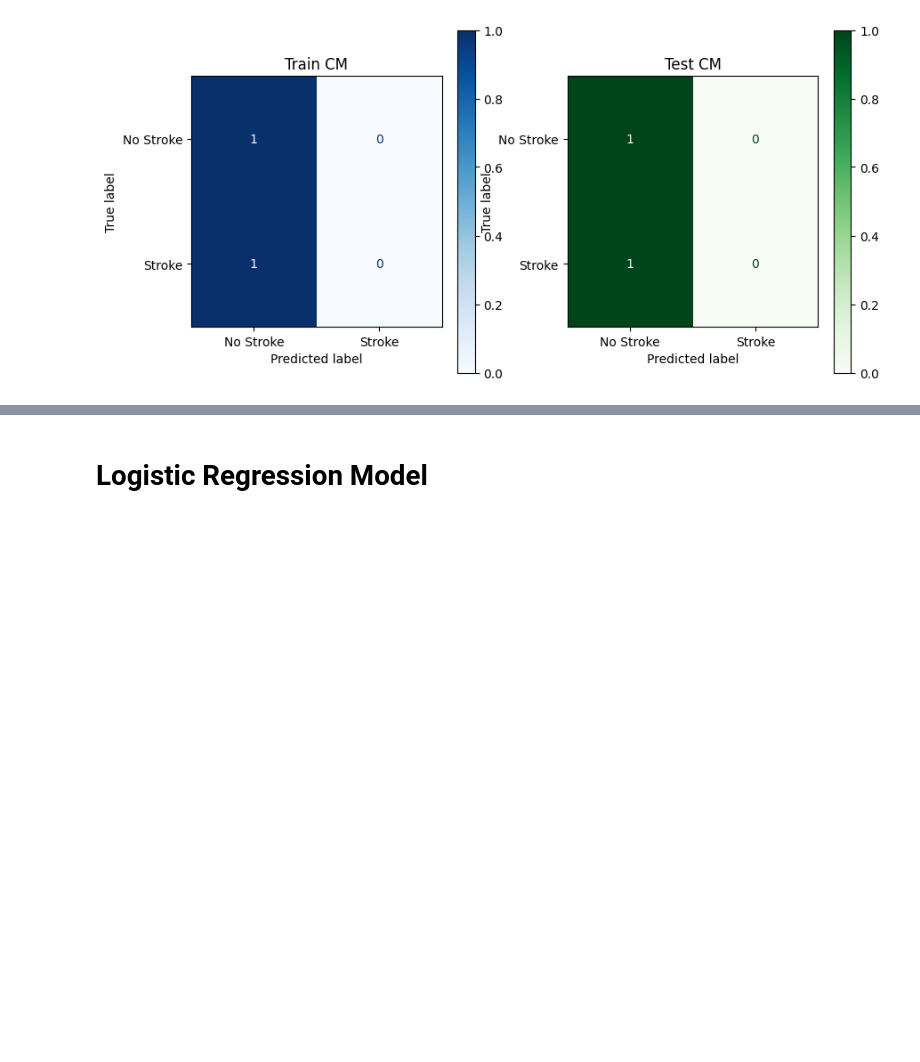
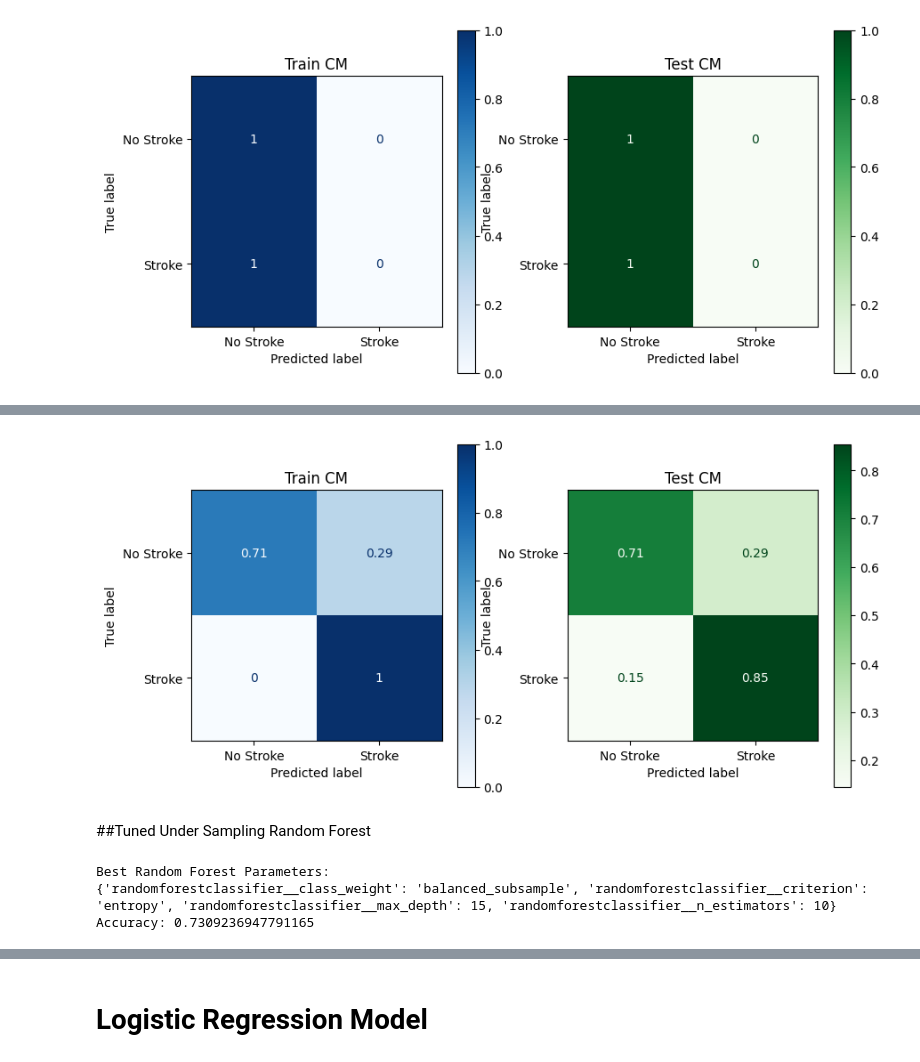
Before and after one commit to Mhoover41/Stroke-Prediction, a Jupyter notebook: Stroke_Prediction_Project_2_Melissa_Hoover.ipynb, the cells around one changed output, grey strips where cells are left out. Drawn from its saved outputs; the diff is of its cells as text; code cells hidden in the pictures; blank space fills up the shorter version.

```diff
--- a/Stroke_Prediction_Project_2_Melissa_Hoover.ipynb
+++ b/Stroke_Prediction_Project_2_Melissa_Hoover.ipynb
@@ -1799,5 +1930,10 @@ param_grid = {
+# %%
+params = {'randomforestclassifier__class_weight': [None, 'balanced', 'balanced_subsample'],
+            'randomforestclassifier__max_depth': [1, 5, 10, 15],
+            'randomforestclassifier__n_estimators': [10, 30, 50, 100],
+            'randomforestclassifier__criterion': ['gini', 'entropy', 'log_loss']}
 # %%
-rf_gs= GridSearchCV(rf_pipe, param_grid)
+rf_gs= GridSearchCV(rf_pipe, params)
 rf_gs.fit(X_train, y_train)
 # %% [output]
 GridSearchCV(estimator=Pipeline(steps=[('columntransformer',
@@ -1875,0 +2013,5 @@ axes[1].set_title('Test CM');
+# %%
+under_sampler = RandomUnderSampler()
+
+under_rf_pipe = make_sampler_pipeline(preprocessor, under_sampler, random_forest)
+under_rf_pipe.fit(X_train, y_train)
@@ -1875,0 +2035,10 @@ axes[1].set_title('Test CM');
+# %%
+# get predictions for train
+preds_undersample_train = under_rf_pipe.predict(X_train)
+# get prediction for test
+preds_undersample_test = under_rf_pipe.predict(X_test)
+
+print('Under Sample RF Training accuracy:', under_rf_pipe.score(X_train, y_train))
+print('Under Sample RF Testing accuracy:', under_rf_pipe.score(X_test, y_test))
+print('Train\n', classification_report(y_train, preds_undersample_train,target_names=labels))
+print('Test\n', classification_report(y_test, preds_undersample_test, target_names=labels))
@@ -1875,0 +2063,28 @@ axes[1].set_title('Test CM');
+# %%
+# Display the test and training Confusion Matrix
+fig, axes = plt.subplots(ncols=2, figsize=(10,5))
+
+ConfusionMatrixDisplay.from_predictions(y_train, preds_undersample_train,
+                                        ax=axes[0], cmap='Blues',normalize='true', display_labels=labels)
+
+axes[0].set_title('Train CM')
+ConfusionMatrixDisplay.from_predictions(y_test, preds_undersample_test,
+                                        ax=axes[1], cmap='Greens',normalize='true', display_labels=labels)
+
+axes[1].set_title('Test CM');
+# %% [output]
+[figure, added]
+# %% [markdown]
+##Tuned Under Sampling Random Forest
+# %%
+under_rf_pipe_gs = GridSearchCV(under_rf_pipe, params)
+
+under_rf_pipe_gs.fit(X_train, y_train)
+print('Best Random Forest Parameters:')
+print(under_rf_pipe_gs.best_params_)
+best_under_rf_pipe = under_rf_pipe_gs.best_estimator_
+print(f'Accuracy: {best_under_rf_pipe.score(X_test, y_test)}')
+# %% [output]
+Best Random Forest Parameters:
+{'randomforestclassifier__class_weight': 'balanced_subsample', 'randomforestclassifier__criterion': 'entropy', 'randomforestclassifier__max_depth': 15, 'randomforestclassifier__n_estimators': 10}
+Accuracy: 0.7309236947791165
```
Also changed, not shown: parts of 98 cells of this notebook.
